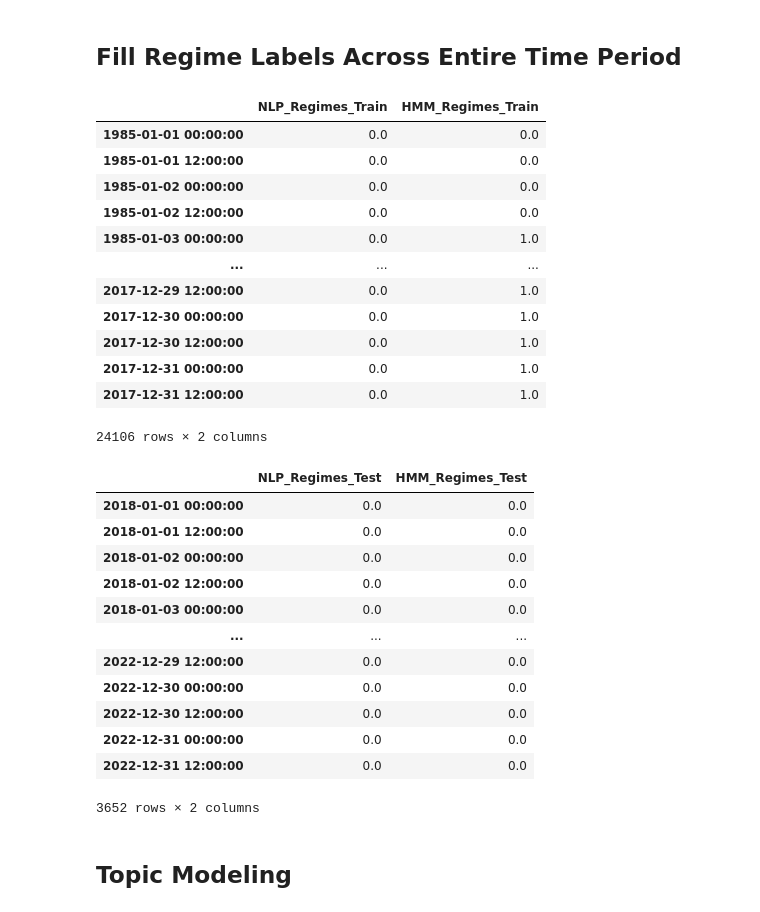
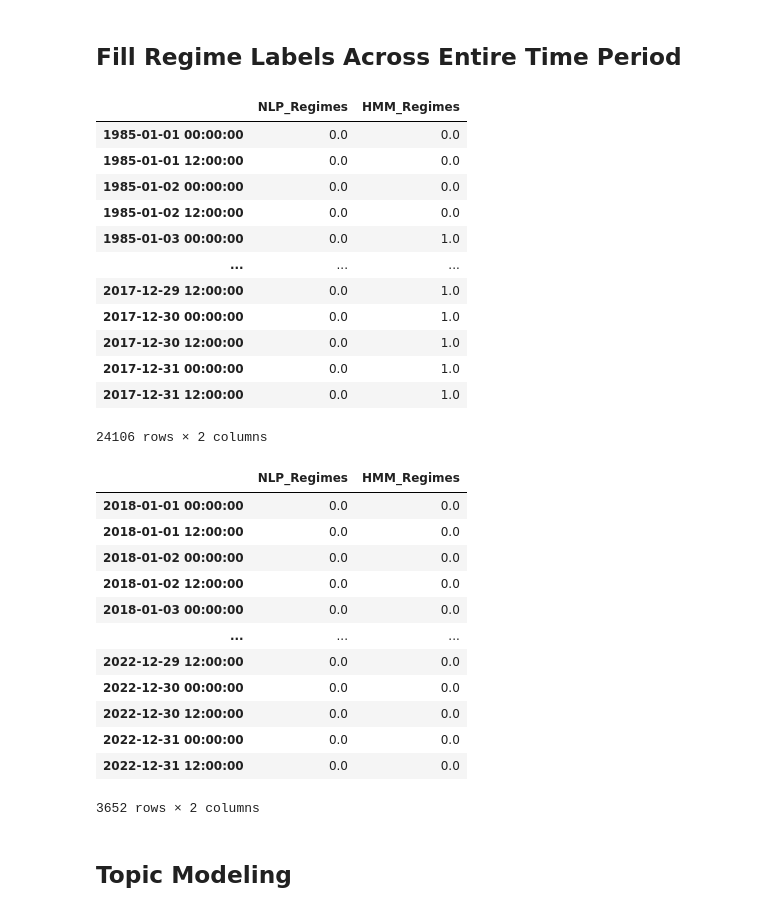
Before and after one commit to uday-31/regime-modeling-with-NLP, a Jupyter notebook: working_notebook_dhruv.ipynb, the cells around one changed output. Saved outputs shown, nothing was run; the diff lists cells and outputs as text; code cells hidden in the pictures.

```diff
--- a/working_notebook_dhruv.ipynb
+++ b/working_notebook_dhruv.ipynb
@@ -149,10 +149,10 @@ assert model_kmeans.labels_.shape[0] == train_data.shape[0]
 assert model_kmeans.y_test_pred.shape[0] == test_data.shape[0]
 
 nlp_regimes_train = pd.DataFrame.from_dict({
-    'NLP_Regimes_Train': model_kmeans.labels_
+    'NLP_Regimes': model_kmeans.labels_
 }).set_index(train_data.index)
 nlp_regimes_test = pd.DataFrame.from_dict({
-    'NLP_Regimes_Test': model_kmeans.y_test_pred
+    'NLP_Regimes': model_kmeans.y_test_pred
 }).set_index(pd.to_datetime(test_data.index))
 
 display(nlp_regimes_train)
@@ -255,43 +255,43 @@ hmm_regimes_train, hmm_model = fit_hmm(
 hmm_regimes_test = hmm_model.predict(r_values_test.values.reshape(-1, 1))
 # %%
 hmm_regimes_train = pd.DataFrame.from_dict({
-    'HMM_Regimes_Train': list(hmm_regimes_train.values),
+    'HMM_Regimes': list(hmm_regimes_train.values),
 }).set_index(r_values_train.index)
 
 hmm_regimes_test = pd.DataFrame.from_dict({
-    'HMM_Regimes_Test': hmm_regimes_test,
+    'HMM_Regimes': hmm_regimes_test,
 }).set_index(r_values_test.index)
 # %% [markdown]
 ## Fill Regime Labels Across Entire Time Period
 # %%
 train_regimes = pd.DataFrame(index=pd.date_range(
     start=period_start,
     end=train_end + timedelta(1),
     freq='12H'
 )[:-1])
 
 train_regimes = pd.merge(
     left=train_regimes,
     right=nlp_regimes_train,
     how="left",
     left_index=True,
     right_index=True,
 ).bfill()
 
 train_regimes = pd.merge(
     left=train_regimes,
     right=hmm_regimes_train,
     how="left",
     left_index=True,
     right_index=True,
 ).bfill()
 
-train_regimes.NLP_Regimes_Train = train_regimes.NLP_Regimes_Train.ffill()
-train_regimes.HMM_Regimes_Train = train_regimes.HMM_Regimes_Train.ffill()
+train_regimes.NLP_Regimes = train_regimes.NLP_Regimes.ffill()
+train_regimes.HMM_Regimes = train_regimes.HMM_Regimes.ffill()
 
 train_regimes
 # %% [output]
-|  | NLP_Regimes_Train | HMM_Regimes_Train |
+|  | NLP_Regimes | HMM_Regimes |
 | 1985-01-01 00:00:00 | 0.0 | 0.0 |
 | 1985-01-01 12:00:00 | 0.0 | 0.0 |
 | 1985-01-02 00:00:00 | 0.0 | 0.0 |
@@ -327,12 +327,12 @@ test_regimes = pd.merge(
     right_index=True,
 ).bfill()
 
-test_regimes.NLP_Regimes_Test = test_regimes.NLP_Regimes_Test.ffill()
-test_regimes.HMM_Regimes_Test = test_regimes.HMM_Regimes_Test.ffill()
+test_regimes.NLP_Regimes = test_regimes.NLP_Regimes.ffill()
+test_regimes.HMM_Regimes = test_regimes.HMM_Regimes.ffill()
 
 test_regimes
 # %% [output]
-|  | NLP_Regimes_Test | HMM_Regimes_Test |
+|  | NLP_Regimes | HMM_Regimes |
 | 2018-01-01 00:00:00 | 0.0 | 0.0 |
 | 2018-01-01 12:00:00 | 0.0 | 0.0 |
 | 2018-01-02 00:00:00 | 0.0 | 0.0 |
```
Also changed, not shown: parts of 23 cells of this notebook.
